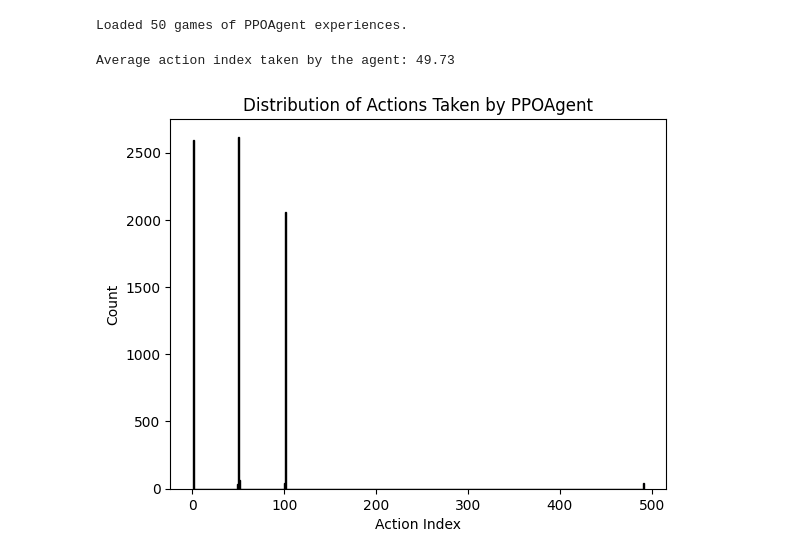
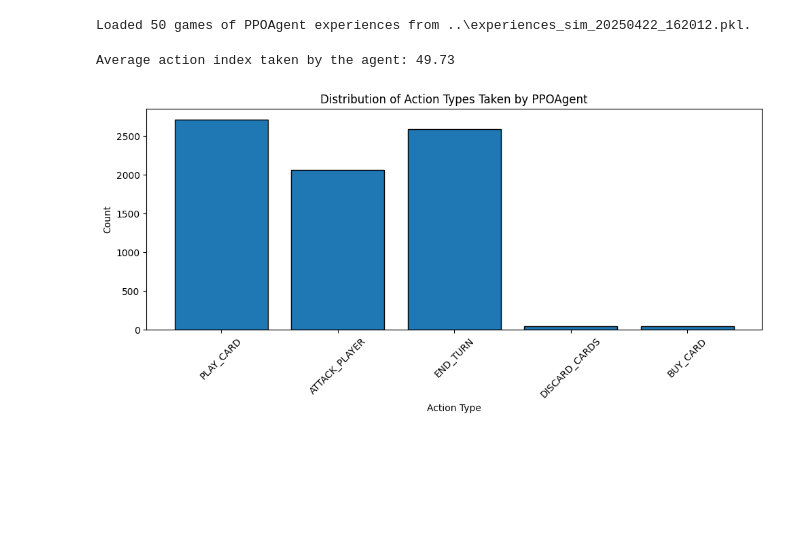
Before and after one commit to TimStewartJ/space-deck-builder, a Jupyter notebook: notebooks/ppo_analyzer.ipynb, the cells around one changed output. Drawn from its saved outputs; the diff is of its cells as text; code cells hidden in the pictures; blank space fills up the shorter version.

Commit message:
load latest experience file, show actions by type

```diff
--- a/notebooks/ppo_analyzer.ipynb
+++ b/notebooks/ppo_analyzer.ipynb
@@ -1,14 +1,27 @@
 # %%
 import pickle
+import glob
+import os
+
+import sys
+sys.path.append("../src")  # Ensure src is on the path
 
 
-experience_path = "../experiences_sim_20250422_162012.pkl"
+# Find all experience pickle files in the parent directory
+pickle_files = glob.glob("../experiences_sim_*.pkl")
 
-with open(experience_path, "rb") as f: all_experiences = pickle.load(f)
+if not pickle_files:
+    raise FileNotFoundError("No experience pickle files found.")
 
-print(f"Loaded {len(all_experiences)} games of PPOAgent experiences.")
+# Select the most recently modified file
+experience_path = max(pickle_files, key=os.path.getmtime)
+
+with open(experience_path, "rb") as f:
+    all_experiences = pickle.load(f)
+
+print(f"Loaded {len(all_experiences)} games of PPOAgent experiences from {experience_path}.")
 # %% [output]
-Loaded 50 games of PPOAgent experiences.
+Loaded 50 games of PPOAgent experiences from ..\experiences_sim_20250422_162012.pkl.
 # %%
 import numpy as np
 
@@ -22,13 +35,43 @@ average_action = np.mean(all_actions_flat)
 print(f"Average action index taken by the agent: {average_action:.2f}")
 # %% [output]
 Average action index taken by the agent: 49.73
+# %%
+import sys
+sys.path.append("../")  # Ensure src is on the path
+
+from src.cards.loader import load_trade_deck_cards
+
+cards = load_trade_deck_cards("../data/cards.csv", filter_sets=["Core Set"], log_cards=False)
+# Create list of unique card names
+names = [c.name for c in cards]
+names = list(dict.fromkeys(names)) + ["Scout","Viper","Explorer"]
 # %%
+from src.nn.action_encoder import decode_action
+from engine.actions import ActionType
+from cards.card import Card
+
+# --- Decode actions ---
+decoded_types = []
+for action_idx in all_actions_flat:
+    # Use decode_action to get the Action object
+    try:
+        action = decode_action(int(action_idx), names)
+        decoded_types.append(action.type.name if hasattr(action, "type") else str(action))
+    except Exception as e:
+        decoded_types.append("UNKNOWN")
+
+# --- Plot histogram by action type ---
 import matplotlib.pyplot as plt
+from collections import Counter
 
-plt.hist(all_actions_flat, bins=np.arange(all_actions_flat.min(), all_actions_flat.max()+2)-0.5, edgecolor='black')
-plt.xlabel("Action Index")
+type_counts = Counter(decoded_types)
+plt.figure(figsize=(10, 5))
+plt.bar(type_counts.keys(), type_counts.values(), edgecolor='black')
+plt.xlabel("Action Type")
 plt.ylabel("Count")
-plt.title("Distribution of Actions Taken by PPOAgent")
+plt.title("Distribution of Action Types Taken by PPOAgent")
+plt.xticks(rotation=45)
+plt.tight_layout()
 plt.show()
 # %% [output]
-[figure, old version]
+[figure, new version]
```
